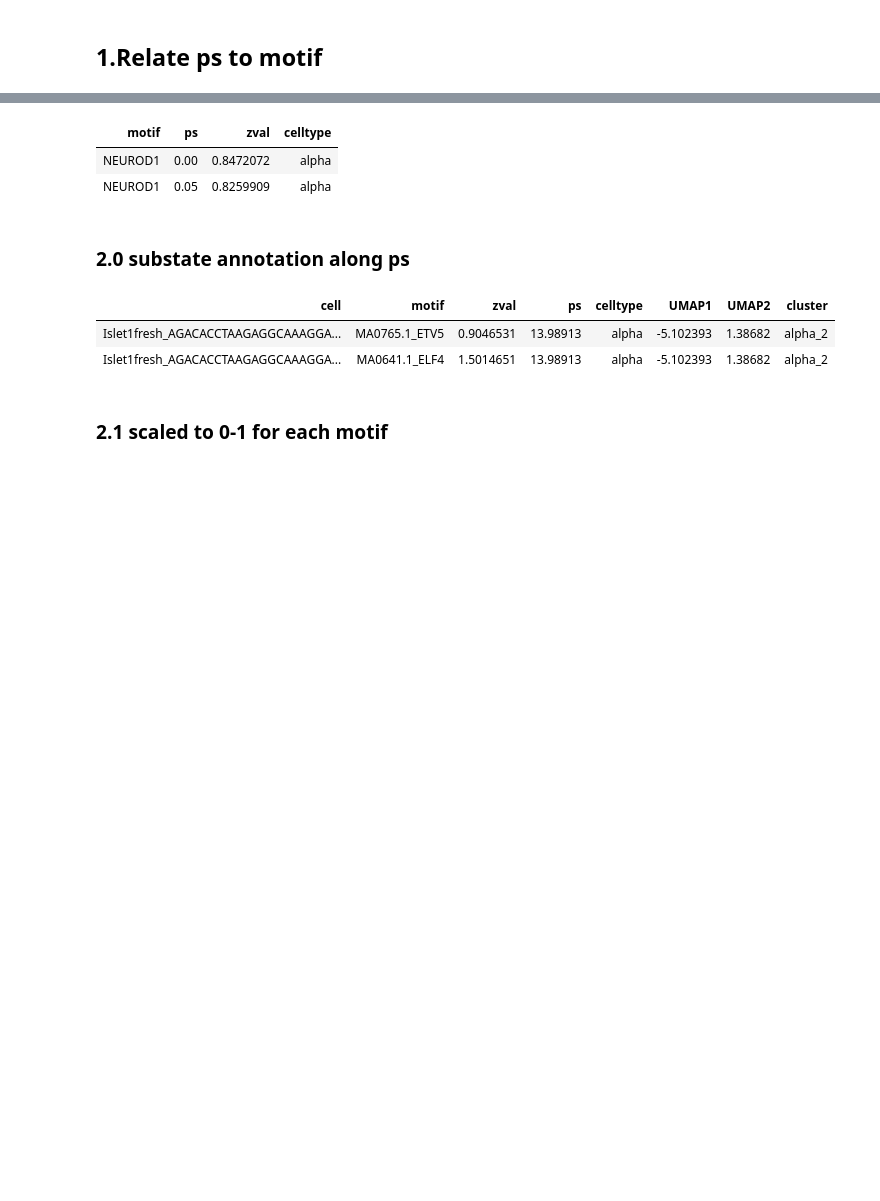
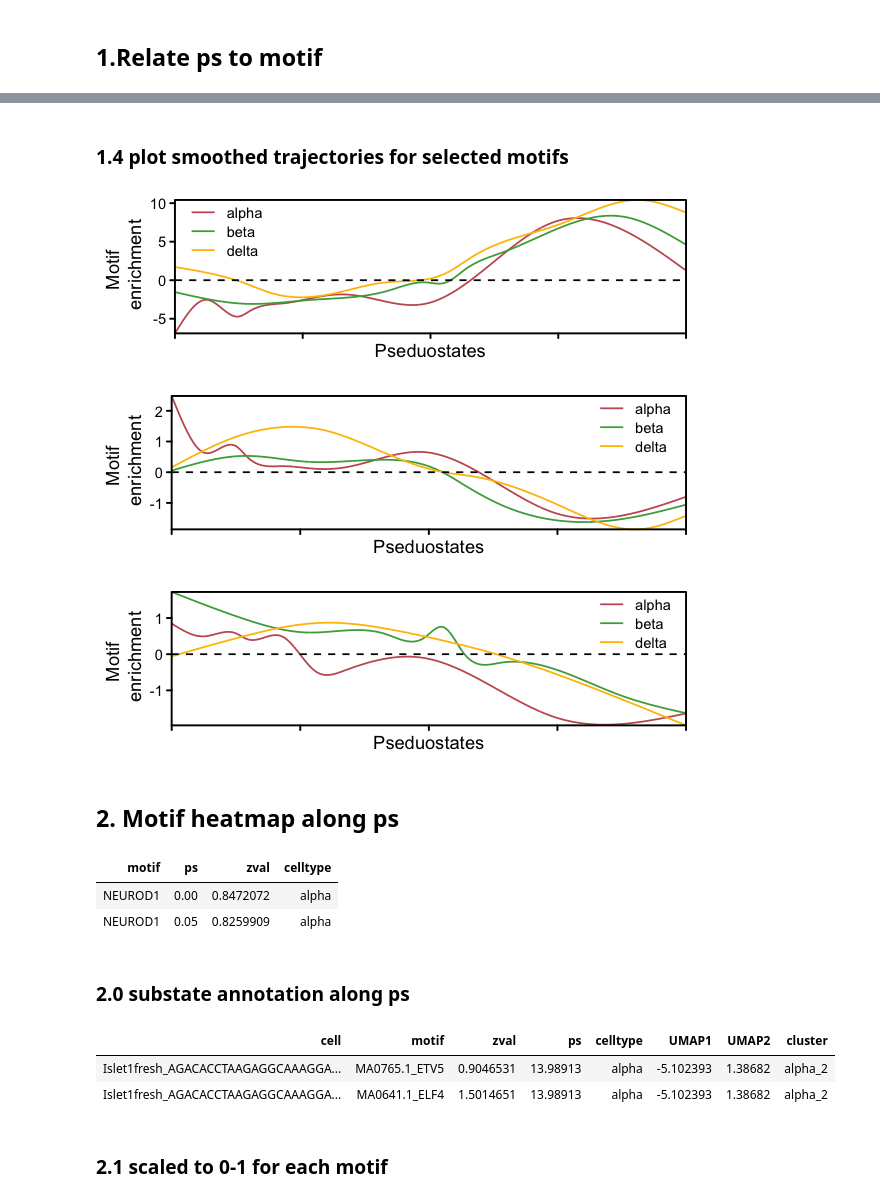
Before and after one commit to biomystery/islet_figs_motifs, a Jupyter notebook: chromVar/06.psedoTime.ipynb, the cells around one changed output, grey strips where cells are left out. Saved outputs shown, nothing was run; the diff lists cells and outputs as text; code cells hidden in the pictures; blank space fills up the shorter version.

```diff
--- a/chromVar/06.psedoTime.ipynb
+++ b/chromVar/06.psedoTime.ipynb
@@ -176,3 +146,34 @@ fwrite(smoothed.motif.pt, "../dat/1910_v2/smoothed.motif.pt.csv")
+# %% [markdown]
+### 1.4 plot smoothed trajectories for selected motifs
+# %%
+options(repr.plot.width = 5, repr.plot.height = 1.5)
+
+for (m in c("FOS::JUND", "Rfx1", "NEUROD1")) {
+    pd <- smoothed.motif.pt %>% filter(motif == m) %>% as.data.table
+    scale_this <- function(x) (x - min(x))/(max(x) - min(x))
+
+    pd[, `:=`(ps.scaled, scale_this(ps)), by = celltype]
+    p <- ggplot(pd, aes(ps.scaled, zval)) + geom_line(aes(color = celltype)) + geom_hline(yintercept = 0,
+        linetype = 2) + theme_pubr() + scale_color_manual(values = cols.celltype) +
+        theme(axis.text.x = element_blank(), legend.key.height = unit(4, "mm"), legend.key = element_blank(),
+            legend.background = element_blank(), legend.title = element_blank(),
+            legend.position = c(ifelse(m == "FOS::JUND", 0.1, 0.9), 0.8)) + coord_cartesian(expand = F,
+        clip = "off") + ylab("Motif \n\n enrichment") + xlab("Pseduostates")
+    print(p)
+
+    fn <- paste0("../figures/Fig2/subfigs/fig2f_motif_", m, "_ps_lines.pdf")
+    ggsave(fn, p, width = 5, height = 1.5, units = "in")
+    system(paste0("open ", fn))
+    fwrite(p$data, file = sub(".pdf", ".csv", fn), row.names = T)
+    system(paste0("open ", sub(".pdf", ".csv", fn)))
+
+}
+# %% [output]
+[figure, added]
+[figure, added]
+[figure, added]
+# %% [markdown]
+## 2. Motif heatmap along ps
 # %%
 smoothed.motif.pt <- fread("../dat/1910_v2/smoothed.motif.pt.csv")
 smoothed.motif.pt%>%head(2)
```
Also changed, not shown: parts of 23 cells of this notebook, 7 other files.
